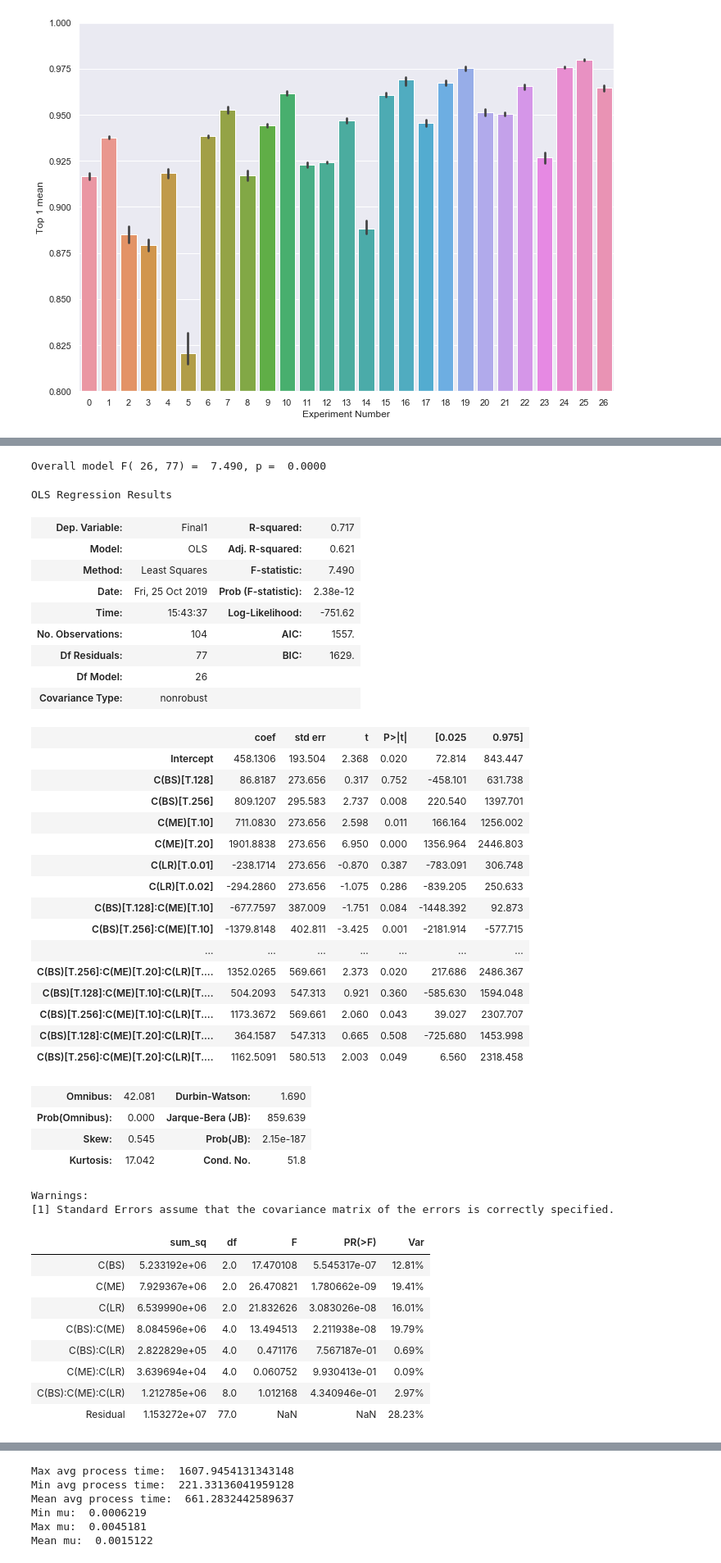
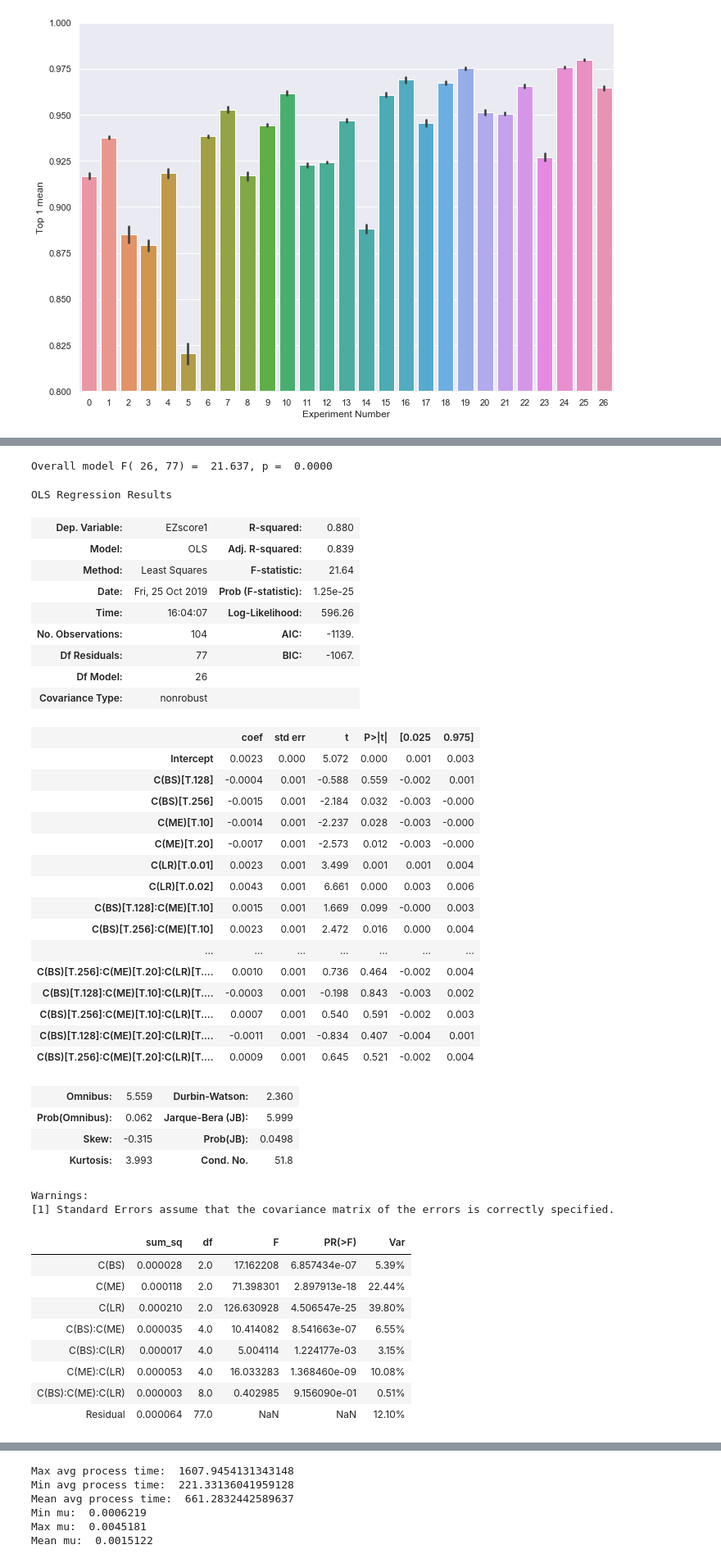
Before and after one commit to nejcmacek/CS4215-BigDL, a Jupyter notebook: analysis/Analysis.ipynb, the cells around one changed output, grey strips where cells are left out. Shown: that part at 82% size. Drawn from its saved outputs; the diff is of its cells as text; code cells hidden in the pictures.

```diff
--- a/analysis/Analysis.ipynb
+++ b/analysis/Analysis.ipynb
@@ -122,8 +122,8 @@ for curdir in dirs_to_analyze:
 analysis_old = pd.DataFrame(rowsList)
 # analysis_old
 # %%
-mu = 0.90
-sigma = 0.05
+mu = analysis["Top 1 mean"].mean()
+sigma = analysis["Top 1 mean"].std()
 def z_score(x, mu, sig):
     return (x-mu)/sig
 # %%
@@ -189,8 +189,8 @@ for curdir in dirs_to_analyze:
         row['Zscore5'] = z_score(row['Top 5 mean'], mu, sigma)
         row['Zscore1'] = z_score(row['Top 1 mean'], mu, sigma)
         row['Zscore5'] = z_score(row['Top 5 mean'], mu, sigma)
-        row['Final1'] = math.e**row['Zscore1'] /  row['Service Time mean']
-        row['Final5'] = math.e**row['Zscore5'] / row['Service Time mean']
+        row['EZscore1'] = math.e**row['Zscore1'] /  row['Service Time mean']
+        row['EZscore5'] = math.e**row['Zscore5'] / row['Service Time mean']
 
         rowsList.append(row)
 
@@ -290,62 +305,62 @@ Warnings:
 | Residual | 0.000577 | 77.0 | NaN | NaN | 0.47% |
 # %%
 # Fits the model with the interaction term
-analysis2 = analysis_batch[["Final1", "Batch Size", "Max Epochs", "Learning Rate"]]
+analysis2 = analysis_batch[["EZscore1", "Batch Size", "Max Epochs", "Learning Rate"]]
 analysis2 = analysis2.rename(columns={"Batch Size": "BS", "Max Epochs": "ME", "Learning Rate": "LR"})
 
 # This will also automatically include the main effects for each factor
-model = ols('Final1 ~ C(BS)*C(ME)*C(LR)', analysis2).fit()
+model = ols('EZscore1 ~ C(BS)*C(ME)*C(LR)', analysis2).fit()
 
 # Seeing if the overall model is significant
 print(f"Overall model F({model.df_model: .0f},{model.df_resid: .0f}) = {model.fvalue: .3f}, p = {model.f_pvalue: .4f}")
 display(model.summary())
 # Creates the ANOVA table
 res = sm.stats.anova_lm(model, typ= 2)
 res["Var"] = ["%.2f" % (x*100) + "%" for x in  res["sum_sq"] / sum(res["sum_sq"])]
 res
 # %% [output]
-Overall model F( 26, 77) =  7.490, p =  0.0000
+Overall model F( 26, 77) =  21.637, p =  0.0000
 OLS Regression Results
-| Dep. Variable: | Final1 | R-squared: | 0.717 |
-| Model: | OLS | Adj. R-squared: | 0.621 |
-| Method: | Least Squares | F-statistic: | 7.490 |
-| Date: | Fri, 25 Oct 2019 | Prob (F-statistic): | 2.38e-12 |
-| Time: | 15:43:37 | Log-Likelihood: | -751.62 |
-| No. Observations: | 104 | AIC: | 1557. |
-| Df Residuals: | 77 | BIC: | 1629. |
+| Dep. Variable: | EZscore1 | R-squared: | 0.880 |
+| Model: | OLS | Adj. R-squared: | 0.839 |
+| Method: | Least Squares | F-statistic: | 21.64 |
+| Date: | Fri, 25 Oct 2019 | Prob (F-statistic): | 1.25e-25 |
+| Time: | 16:04:07 | Log-Likelihood: | 596.26 |
+| No. Observations: | 104 | AIC: | -1139. |
+| Df Residuals: | 77 | BIC: | -1067. |
 | Df Model: | 26 |  |  |
 | Covariance Type: | nonrobust |  |  |
 |  | coef | std err | t | P>|t| | [0.025 | 0.975] |
-| Intercept | 458.1306 | 193.504 | 2.368 | 0.020 | 72.814 | 843.447 |
-| C(BS)[T.128] | 86.8187 | 273.656 | 0.317 | 0.752 | -458.101 | 631.738 |
-| C(BS)[T.256] | 809.1207 | 295.583 | 2.737 | 0.008 | 220.540 | 1397.701 |
-| C(ME)[T.10] | 711.0830 | 273.656 | 2.598 | 0.011 | 166.164 | 1256.002 |
-| C(ME)[T.20] | 1901.8838 | 273.656 | 6.950 | 0.000 | 1356.964 | 2446.803 |
-| C(LR)[T.0.01] | -238.1714 | 273.656 | -0.870 | 0.387 | -783.091 | 306.748 |
-| C(LR)[T.0.02] | -294.2860 | 273.656 | -1.075 | 0.286 | -839.205 | 250.633 |
-| C(BS)[T.128]:C(ME)[T.10] | -677.7597 | 387.009 | -1.751 | 0.084 | -1448.392 | 92.873 |
-| C(BS)[T.256]:C(ME)[T.10] | -1379.8148 | 402.811 | -3.425 | 0.001 | -2181.914 | -577.715 |
+| Intercept | 0.0023 | 0.000 | 5.072 | 0.000 | 0.001 | 0.003 |
+| C(BS)[T.128] | -0.0004 | 0.001 | -0.588 | 0.559 | -0.002 | 0.001 |
+| C(BS)[T.256] | -0.0015 | 0.001 | -2.184 | 0.032 | -0.003 | -0.000 |
+| C(ME)[T.10] | -0.0014 | 0.001 | -2.237 | 0.028 | -0.003 | -0.000 |
+| C(ME)[T.20] | -0.0017 | 0.001 | -2.573 | 0.012 | -0.003 | -0.000 |
+| C(LR)[T.0.01] | 0.0023 | 0.001 | 3.499 | 0.001 | 0.001 | 0.004 |
+| C(LR)[T.0.02] | 0.0043 | 0.001 | 6.661 | 0.000 | 0.003 | 0.006 |
+| C(BS)[T.128]:C(ME)[T.10] | 0.0015 | 0.001 | 1.669 | 0.099 | -0.000 | 0.003 |
+| C(BS)[T.256]:C(ME)[T.10] | 0.0023 | 0.001 | 2.472 | 0.016 | 0.000 | 0.004 |
 | ... | ... | ... | ... | ... | ... | ... |
-| C(BS)[T.256]:C(ME)[T.20]:C(LR)[T.... | 1352.0265 | 569.661 | 2.373 | 0.020 | 217.686 | 2486.367 |
-| C(BS)[T.128]:C(ME)[T.10]:C(LR)[T.... | 504.2093 | 547.313 | 0.921 | 0.360 | -585.630 | 1594.048 |
-| C(BS)[T.256]:C(ME)[T.10]:C(LR)[T.... | 1173.3672 | 569.661 | 2.060 | 0.043 | 39.027 | 2307.707 |
-| C(BS)[T.128]:C(ME)[T.20]:C(LR)[T.... | 364.1587 | 547.313 | 0.665 | 0.508 | -725.680 | 1453.998 |
-| C(BS)[T.256]:C(ME)[T.20]:C(LR)[T.... | 1162.5091 | 580.513 | 2.003 | 0.049 | 6.560 | 2318.458 |
+| C(BS)[T.256]:C(ME)[T.20]:C(LR)[T.... | 0.0010 | 0.001 | 0.736 | 0.464 | -0.002 | 0.004 |
+| C(BS)[T.128]:C(ME)[T.10]:C(LR)[T.... | -0.0003 | 0.001 | -0.198 | 0.843 | -0.003 | 0.002 |
+| C(BS)[T.256]:C(ME)[T.10]:C(LR)[T.... | 0.0007 | 0.001 | 0.540 | 0.591 | -0.002 | 0.003 |
+| C(BS)[T.128]:C(ME)[T.20]:C(LR)[T.... | -0.0011 | 0.001 | -0.834 | 0.407 | -0.004 | 0.001 |
+| C(BS)[T.256]:C(ME)[T.20]:C(LR)[T.... | 0.0009 | 0.001 | 0.645 | 0.521 | -0.002 | 0.004 |
-| Omnibus: | 42.081 | Durbin-Watson: | 1.690 |
-| Prob(Omnibus): | 0.000 | Jarque-Bera (JB): | 859.639 |
-| Skew: | 0.545 | Prob(JB): | 2.15e-187 |
-| Kurtosis: | 17.042 | Cond. No. | 51.8 |
+| Omnibus: | 5.559 | Durbin-Watson: | 2.360 |
+| Prob(Omnibus): | 0.062 | Jarque-Bera (JB): | 5.999 |
+| Skew: | -0.315 | Prob(JB): | 0.0498 |
+| Kurtosis: | 3.993 | Cond. No. | 51.8 |
 Warnings:
 [1] Standard Errors assume that the covariance matrix of the errors is correctly specified.
 |  | sum_sq | df | F | PR(>F) | Var |
-| C(BS) | 5.233192e+06 | 2.0 | 17.470108 | 5.545317e-07 | 12.81% |
-| C(ME) | 7.929367e+06 | 2.0 | 26.470821 | 1.780662e-09 | 19.41% |
-| C(LR) | 6.539990e+06 | 2.0 | 21.832626 | 3.083026e-08 | 16.01% |
-| C(BS):C(ME) | 8.084596e+06 | 4.0 | 13.494513 | 2.211938e-08 | 19.79% |
-| C(BS):C(LR) | 2.822829e+05 | 4.0 | 0.471176 | 7.567187e-01 | 0.69% |
-| C(ME):C(LR) | 3.639694e+04 | 4.0 | 0.060752 | 9.930413e-01 | 0.09% |
-| C(BS):C(ME):C(LR) | 1.212785e+06 | 8.0 | 1.012168 | 4.340946e-01 | 2.97% |
-| Residual | 1.153272e+07 | 77.0 | NaN | NaN | 28.23% |
+| C(BS) | 0.000028 | 2.0 | 17.162208 | 6.857434e-07 | 5.39% |
+| C(ME) | 0.000118 | 2.0 | 71.398301 | 2.897913e-18 | 22.44% |
+| C(LR) | 0.000210 | 2.0 | 126.630928 | 4.506547e-25 | 39.80% |
+| C(BS):C(ME) | 0.000035 | 4.0 | 10.414082 | 8.541663e-07 | 6.55% |
+| C(BS):C(LR) | 0.000017 | 4.0 | 5.004114 | 1.224177e-03 | 3.15% |
+| C(ME):C(LR) | 0.000053 | 4.0 | 16.033283 | 1.368460e-09 | 10.08% |
+| C(BS):C(ME):C(LR) | 0.000003 | 8.0 | 0.402985 | 9.156090e-01 | 0.51% |
+| Residual | 0.000064 | 77.0 | NaN | NaN | 12.10% |
 # %%
 # Fits the model with the interaction term
 analysis2 = analysis_batch[["Process Time mean", "Batch Size", "Max Epochs", "Learning Rate"]]
```
Also changed, not shown: parts of 10 cells of this notebook.
